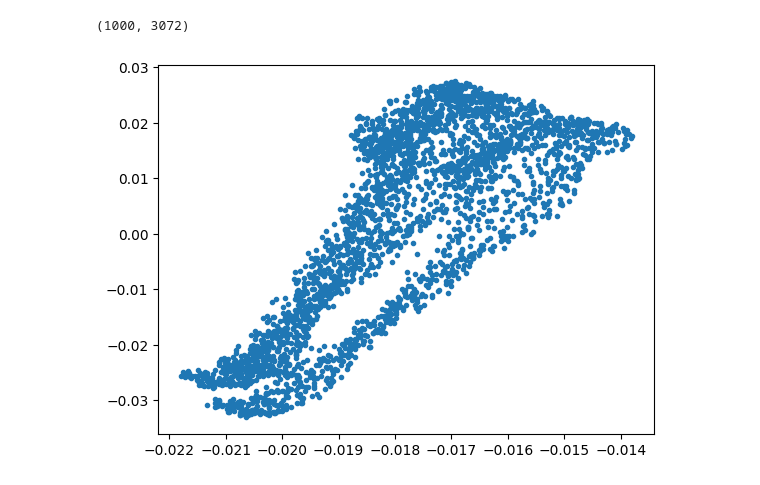
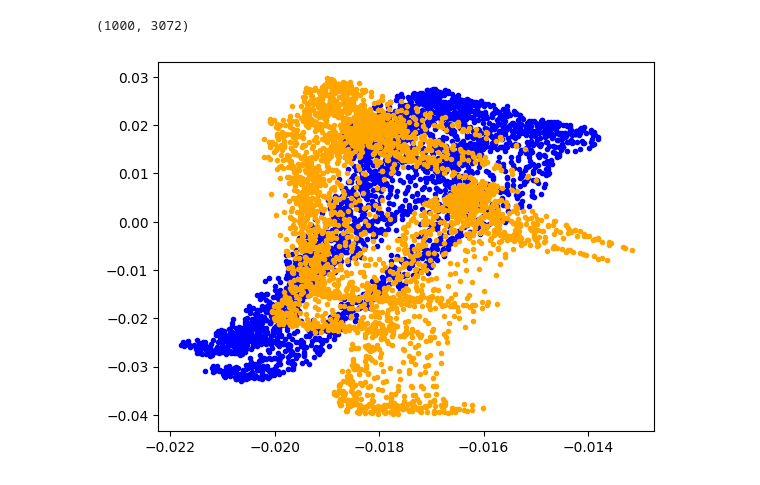
Before and after one commit to skyler-marks/ai-image-detection, a Jupyter notebook: dimensional-reduction.ipynb, the cells around one changed output. Saved outputs shown, nothing was run; the diff lists cells and outputs as text; code cells hidden in the pictures.

Commit message:
Plots both datasets on same plot

```diff
--- a/dimensional-reduction.ipynb
+++ b/dimensional-reduction.ipynb
@@ -123,10 +114,16 @@ U_2, S_2, V_2 = np.linalg.svd(fake_test, full_matrices=False) # Compute svd of A
 # %%
 fig = plt.figure()
 xyz = fig.add_subplot(111)
 x = V_1[0]
 y = V_1[1]
 z = V_1[2]
-scatter2 = xyz.scatter(x, y, marker='.')
+scatter2 = xyz.scatter(x, y, marker='.', color='blue')
+
+x = V_2[0]
+y = V_2[1]
+z = V_2[2]
+scatter2 = xyz.scatter(x, y, marker='.', color='orange')
 plt.show()
+plt.show()
 # %% [output]
-[figure, old version]
+[figure, new version]
```
Also changed, not shown: parts of 5 cells of this notebook.
